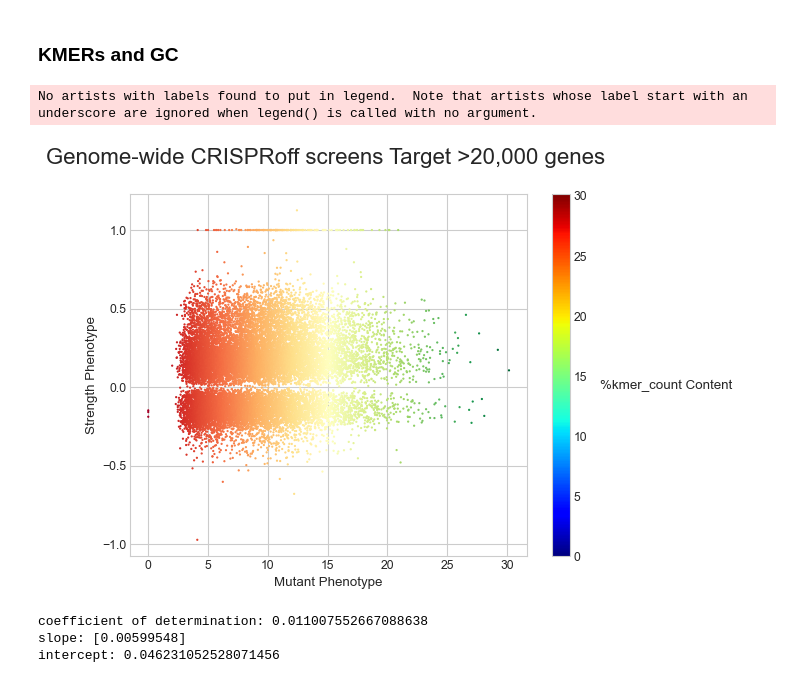
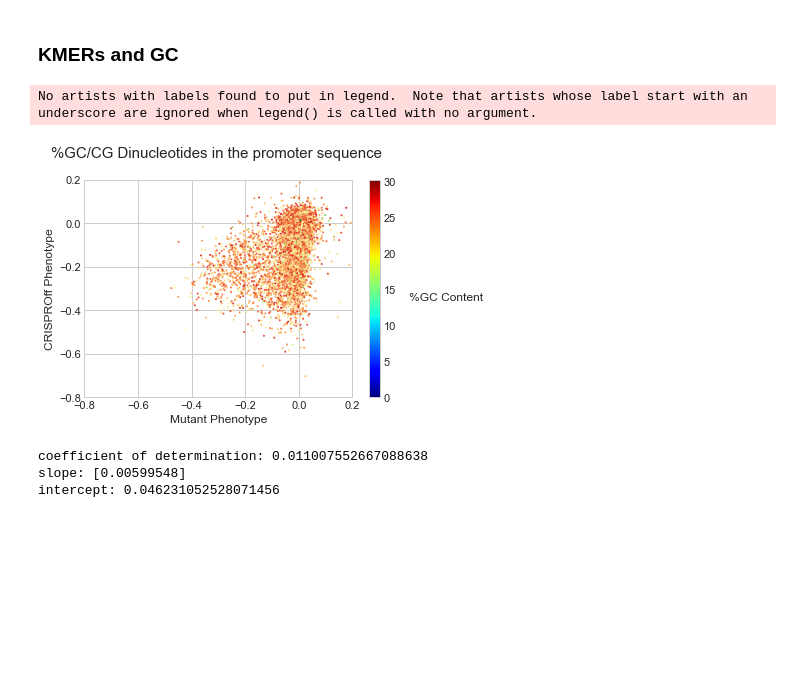
Before and after one commit to sermare/DeepOff, a Jupyter notebook: 1000 essential genes.ipynb, the cells around one changed output. Saved outputs shown, nothing was run; the diff lists cells and outputs as text; code cells hidden in the pictures; blank space fills up the shorter version.

```diff
--- a/1000 essential genes.ipynb
+++ b/1000 essential genes.ipynb
@@ -162,6 +163,9 @@ df = df.loc[df.Gene.notna()]
 # %% [markdown]
 ### Computing a Phenotype score that takes into account both relationships in CRISPRoff and mutants
 # %%
+df = pd.merge(how = 'outer', left = Promoter_sequences, right = cpgs, left_on = 'Gene', right_on = 'gene')
+df = df.loc[df.Gene.notna()]
+
 import matplotlib.pyplot as plt
 from math import sqrt
 
@@ -177,15 +181,17 @@ for i in range(len(df)):
         df.at[i, 'Phe_sco_pos_neg'] = int(0)
         df.at[i,'Strength'] = -sqrt(abs(df['mutant_average'][i] - df['CRISPRoff_average'][i]))
     else:
-        df.at[i, 'Strength'] = 1
+        df.at[i,'Strength'] = 100
 
-df = df[df.Strength < 10]
-df = df[df.Strength > -10]
+df = df[df.Strength < 100]
+df = df[df.Strength > -100]
 
 plt.hist(df.Strength, bins = 100)
-plt.show()
+# plt.show()
 
 print(len((df.Strength)))
 
+plt.savefig('Cpg_Islands.eps', format = 'eps', bbox_inches='tight')
+
 #df.computed.describe()
 # %% [output]
@@ -405,11 +443,17 @@ plt.savefig('Violin plot.eps', format = 'eps')
 # %%
+df.CpG = df.CpG.replace(1, 'CpG Island')
+df.CpG = df.CpG.replace(0, 'No CpG Island')
+
 sns.set_theme(style="whitegrid")
 fig, ax = plt.subplots()
 
 plt.title('Genome-wide CRISPRoff Phenotype scores \n', size = 20)
 
 for i in Cpgs_TSS:
-    sns.violinplot(data = df, x= 'CpG_near_TSS', y = 'GC', split=True)
+    sns.violinplot(data = df, x= 'CpG', y = 'Strength', split=True)
 
 #plt.savefig('Violin plot.eps', format = 'eps')
+
+print(len(df[df.CpG == 'CpG Island']))
+print(len(df[df.CpG == 'No CpG Island']))
 # %% [output]
@@ -444,42 +488,40 @@ def Count_kmer(a_table, gc_elements, kmer):
 
 #Promoter_sequences['kmers'] = Promoter_sequences.Sequences.apply(lambda x: Count_kmer(x, ['gg','cc','gc','cg'], 2))
 
-Sequences_GC_kmers = [Count_kmer(i, ['gc','cg'], 2) for i in Promoter_sequences.Sequences]
+Sequences_GC_kmers = [Count_kmer(i, ['gc','cg'], 2) for i in df.Sequences]
 
 df['kmer_count'] = Sequences_GC_kmers
 # %%
 import matplotlib.pyplot as plt
 import matplotlib.colors as mcolors
 import matplotlib.cm as cm
 from matplotlib.pyplot import figure
 
 plt.style.use('seaborn-whitegrid')
 
-figure(figsize=(8, 6), dpi=80)
-
 colors = {1:'tab:pink', 0:'tab:black', 'Nan':'tab:blue'}
 
-plt.scatter(df['kmer_count'], df['Strength'], c = df.kmer_count, cmap = "RdYlGn",s = 1)
+plt.scatter(df['mutant_average'], df['CRISPRoff_average'], c = df.kmer_count, cmap = "RdYlGn",s = 1)
 
 normalize = mcolors.Normalize(vmin=df.kmer_count.min(), vmax=df.kmer_count.max())
 colormap = cm.jet
 
 scalarmappaple = cm.ScalarMappable(norm=normalize, cmap=colormap)
 scalarmappaple.set_array(df.kmer_count)
 plt.colorbar(scalarmappaple)
 
-plt.legend(bbox_to_anchor=(1.35,0.5), borderaxespad=0, title="%kmer_count Content",
+plt.legend(bbox_to_anchor=(1.35,0.5), borderaxespad=0, title="%GC Content",
                     loc= 'upper center', fontsize='small', fancybox=True,)
 
-plt.title('Genome-wide CRISPRoff screens Target >20,000 genes \n', size = 20)
+plt.title('%GC/CG Dinucleotides in the promoter sequence \n', size = 15)
 plt.xlabel('Mutant Phenotype')
-plt.ylabel('Strength Phenotype')
+plt.ylabel('CRISPROff Phenotype')
 
-#plt.axis([-0.8,0.2,-0.8,0.2])
-plt.savefig('Genome-wide %kmer_count.eps', format = 'eps')
+plt.axis([-0.8,0.2,-0.8,0.2])
+plt.savefig('Genome-wide %kmer_count.eps', format = 'eps', bbox_inches = 'tight')
 # %% [output]
 No artists with labels found to put in legend.  Note that artists whose label start with an underscore are ignored when legend() is called with no argument.
-[figure, old version]
+[figure, new version]
 # %%
 import matplotlib.pyplot as plt
 import matplotlib.colors as mcolors
```
Also changed, not shown: parts of 30 cells of this notebook, 6 other files.
